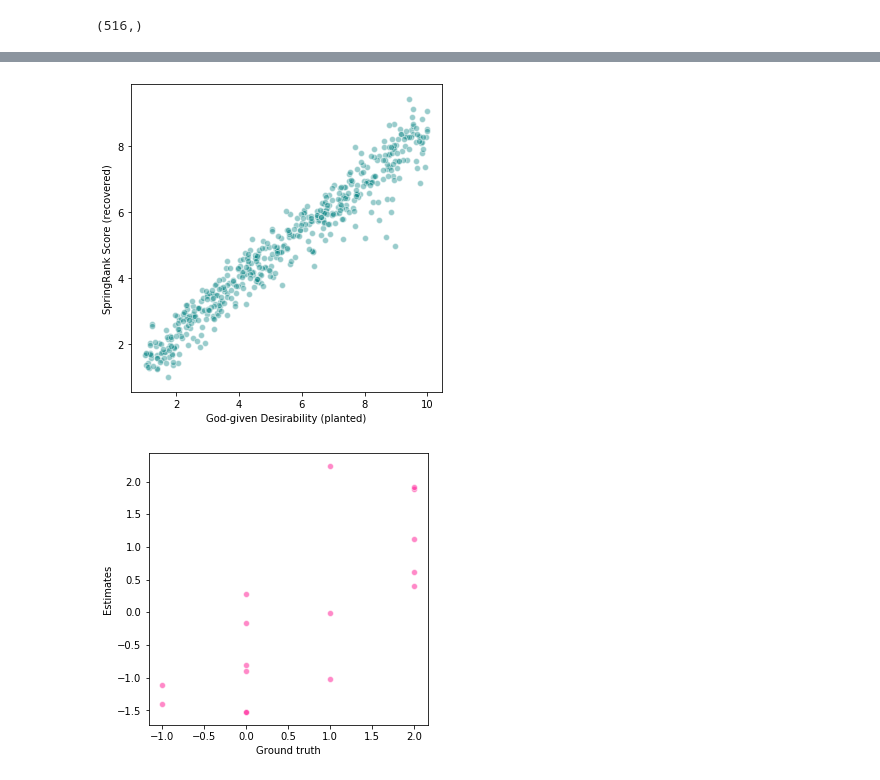
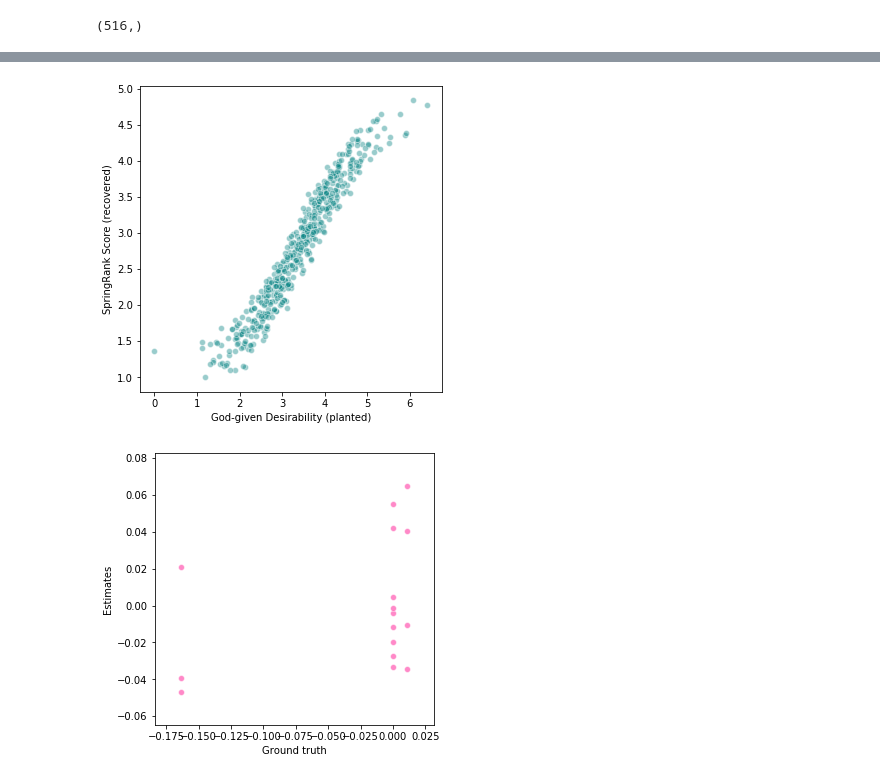
Before and after one commit to AparaV/SpringRankGroups, a Jupyter notebook: api/jupyter/10ksim_groups.ipynb, the cells around one changed output, grey strips where cells are left out. Cells and saved outputs as stored; diff of their text form; code cells hidden in the pictures.

```diff
--- a/api/jupyter/10ksim_groups.ipynb
+++ b/api/jupyter/10ksim_groups.ipynb
@@ -185,7 +186,7 @@ arbiters = np.unique(reply[:,1])
 # For each woman, determine who did not get a reply, and who did get a reply
 A = np.zeros([N_men,N_men],dtype=int)
 A_t = []
-for i in range(num_groups):
+for i in range(num_groups_women):
     A_t.append(np.zeros([N_men, N_men]))
 
 for a in arbiters:
@@ -248,14 +230,14 @@ for L_r in L_t:
     LHS = np.concatenate((LHS, np.matmul(L_r, G_m)), axis=1)
 RHS = k_out - k_in
 
-filler_matrix = np.zeros((num_groups, num_groups))
+filler_matrix = np.zeros((num_groups_men, num_groups_men))
 
 # Row n
 for i, L_r in enumerate(L_t):
     compressed = np.matmul(G_m.T, L_r)
     row_n = compressed
     block = np.matmul(compressed, G_m) #+ l_b[i]*np.eye(num_groups)
-    for j in range(num_groups):
+    for j in range(num_groups_women):
         if i == j:
             row_n = np.concatenate((row_n, block), axis=1)
         else:
@@ -277,10 +259,10 @@ print(x.shape)
 (516,)
 # %%
 s_est = x[:N_men]
-Theta_est = np.zeros((num_groups, num_groups))
-for r in range(num_groups):
-    start_idx = N_men + (r*num_groups)
-    end_idx = N_men + (r*num_groups) + num_groups
+Theta_est = np.zeros((num_groups_women, num_groups_men))
+for r in range(num_groups_women):
+    start_idx = N_men + (r*num_groups_men)
+    end_idx = N_men + (r*num_groups_men) + num_groups_men
     theta_r = x[start_idx:end_idx]
     for s, val in enumerate(theta_r):
         Theta_est[r, s] = val
@@ -301,30 +283,30 @@ print(Theta)
 # %%
-s_est = tl.adjust_ranks(s_est, A, p_ij=0.8, least_rank=1)
+s_est = tl.adjust_ranks(s_est, A, p_ij=0.8, least_rank=0)
 
 s_est_g = s_est - np.matmul(G_m, Theta_est.sum(axis=0))
 s_est_g = tl.adjust_ranks(s_est_g, A, p_ij=0.8, least_rank=1)
 # %%
 fig,ax = plt.subplots(1,1,figsize=(5,5))
 
-ax.scatter(s_men, s_est,
+ax.scatter(s_men - np.min(s_men), s_est_g,
            alpha=0.4,
            color='teal',
            edgecolor='white',
            label='{:.0f} first msgs, {:.0f} replies'.format(np.sum(msg_first),np.sum(msg_reply))
           )
 ax.set_xlabel('God-given Desirability (planted)')
 ax.set_ylabel('SpringRank Score (recovered)')
 # ax.set_square()
 # ax.set_aspect('equal', 'box')
 # ax.set_ylim([1,10])
 # ax.set_xlim([1,10])
 plt.tight_layout()
 # %% [output]
-[figure, old version]
+[figure, new version]
 # %%
 temperature = tl.get_temperature(s_est, A, p_ij=0.8, interval=(0.01, 20))
 # %%
-scale = -6
+scale = 1
 # shift = np.array([-4, 3, 0, 4]).T
 shift = -np.min(Theta_est, axis=0)
 
@@ -347,4 +329,4 @@ plt.ylabel("Estimates")
 
 plt.show()
 # %% [output]
-[figure, old version]
+[figure, new version]
```
Also changed, not shown: parts of 13 cells of this notebook, 3 other files.
